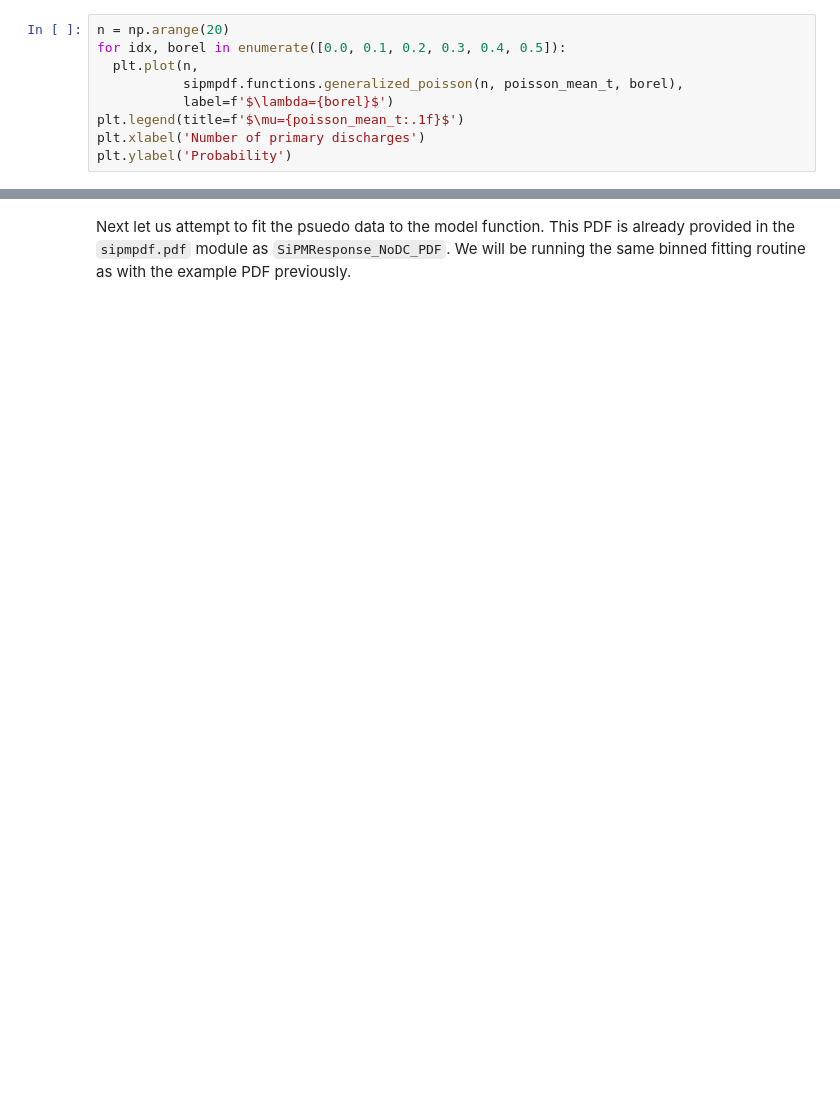
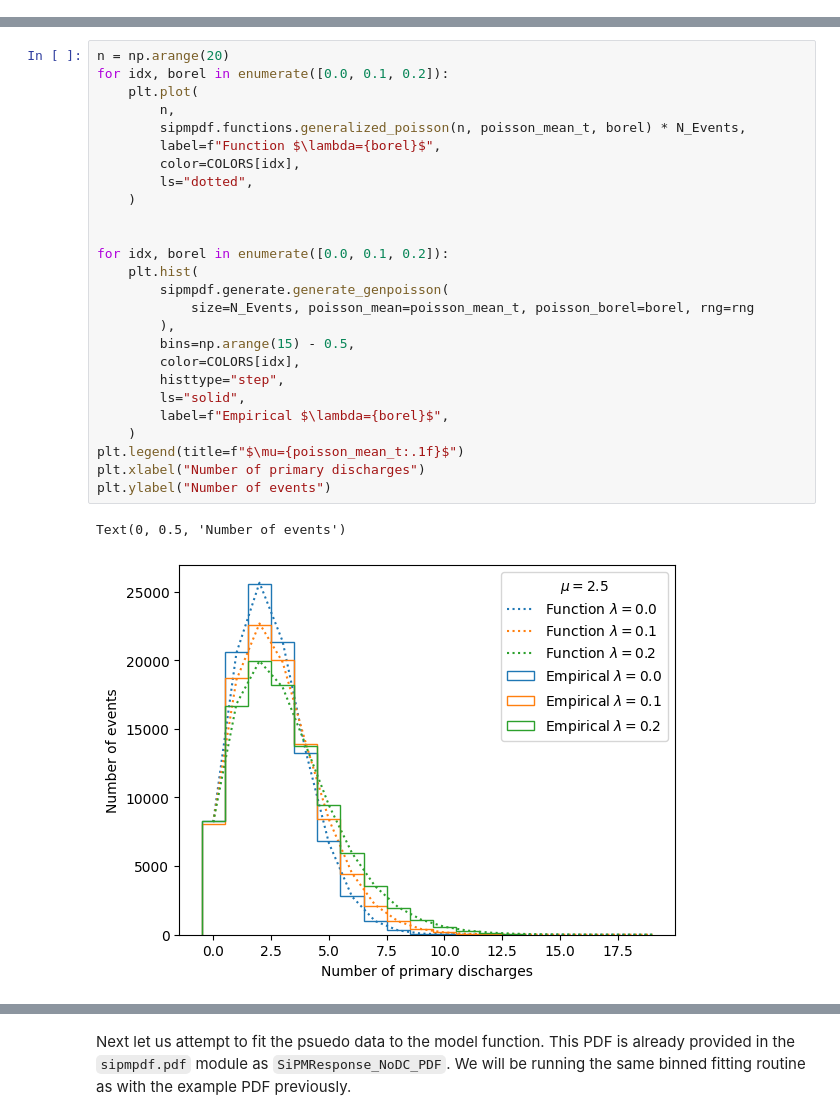
Before and after one commit to UMDCMS/sipmpdf, a Jupyter notebook: docs/sipm_functions.ipynb, the cells around one changed output, grey strips where cells are left out. Saved outputs shown, nothing was run; the diff lists cells and outputs as text; blank space fills up the shorter version.

```diff
--- a/docs/sipm_functions.ipynb
+++ b/docs/sipm_functions.ipynb
@@ -69,9 +0,0 @@ This function is implemented as `sipmpdf.functions.generalized_poisson`.
-# %%
-n = np.arange(20)
-for idx, borel in enumerate([0.0, 0.1, 0.2, 0.3, 0.4, 0.5]):
-  plt.plot(n,
-           sipmpdf.functions.generalized_poisson(n, poisson_mean_t, borel),
-           label=f'$\lambda={borel}$')
-plt.legend(title=f'$\mu={poisson_mean_t:.1f}$')
-plt.xlabel('Number of primary discharges')
-plt.ylabel('Probability')
@@ -421,0 +86,29 @@ Text(0, 0.5, 'Number of events')
+# %%
+n = np.arange(20)
+for idx, borel in enumerate([0.0, 0.1, 0.2]):
+    plt.plot(
+        n,
+        sipmpdf.functions.generalized_poisson(n, poisson_mean_t, borel) * N_Events,
+        label=f"Function $\lambda={borel}$",
+        color=COLORS[idx],
+        ls="dotted",
+    )
+
+
+for idx, borel in enumerate([0.0, 0.1, 0.2]):
+    plt.hist(
+        sipmpdf.generate.generate_genpoisson(
+            size=N_Events, poisson_mean=poisson_mean_t, poisson_borel=borel, rng=rng
+        ),
+        bins=np.arange(15) - 0.5,
+        color=COLORS[idx],
+        histtype="step",
+        ls="solid",
+        label=f"Empirical $\lambda={borel}$",
+    )
+plt.legend(title=f"$\mu={poisson_mean_t:.1f}$")
+plt.xlabel("Number of primary discharges")
+plt.ylabel("Number of events")
+# %% [output]
+Text(0, 0.5, 'Number of events')
+[figure, added]
```
Also changed, not shown: parts of 53 cells of this notebook, 7 other files.
